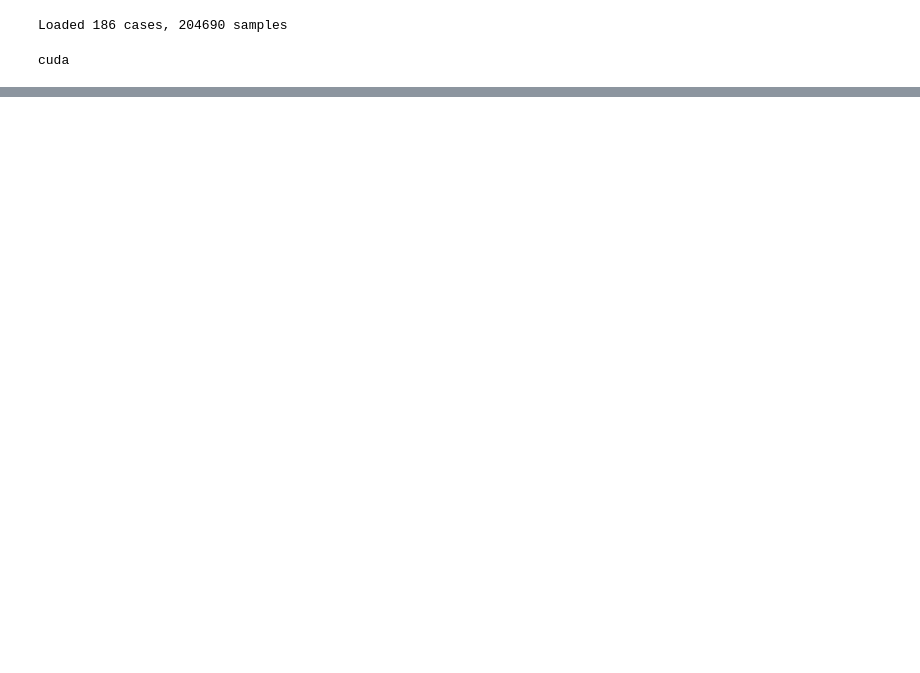
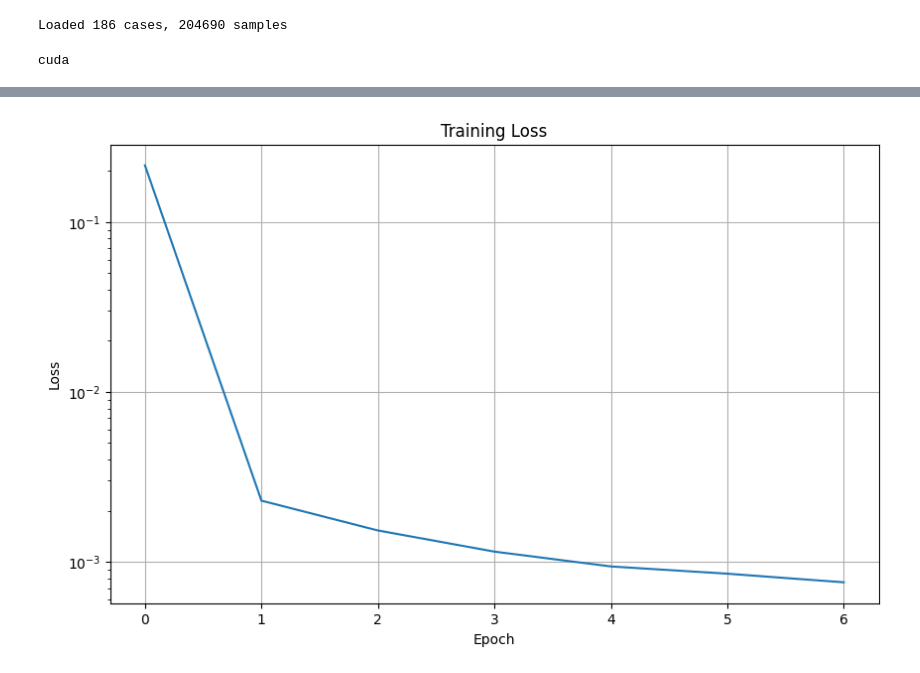
Before and after one commit to babayChris/physics188Capstone, a Jupyter notebook: src/train.ipynb, the cells around one changed output, grey strips where cells are left out. Cells and saved outputs as stored; diff of their text form; code cells hidden in the pictures; blank space fills up the shorter version.

Commit message:
training FNO

```diff
--- a/src/train.ipynb
+++ b/src/train.ipynb
@@ -7,15 +9,15 @@ import torch
 torch.backends.cudnn.benchmark = True
 # %%
-model = torch.compile(FNO(in_channels=10, out_channels=2, width=32, modes1=16, modes2=16, n_layers=3, padding=9))
+model = FNO(in_channels=10, out_channels=2, width=32, modes1=16, modes2=16, n_layers=3, padding=9)
 # %%
 dataset = Data()
 # %% [output]
 Loaded 186 cases, 204690 samples
 # %%
-trainer = Trainer(model, dataset, batch_size=32)
+trainer = Trainer(model, dataset, batch_size=64)
 # %% [output]
 cuda
 # %%
-trainer.train_autoregressive(rollout_steps=1)
+trainer.train_autoregressive(load_weights='/home/babay/programs/physics188/capstone/project/SHMS/src/training/epochs/rollout/model_weights_0')
 # %% [output]
 start training
@@ -23,0 +26,4 @@ W1210 00:54:44.192000 24258 site-packages/torch/_inductor/utils.py:1613] [0/0] N
+# %%
+trainer.show_loss()
+# %% [output]
+[figure, added]
```
Also changed, not shown: parts of 5 cells of this notebook, 4 other files.
